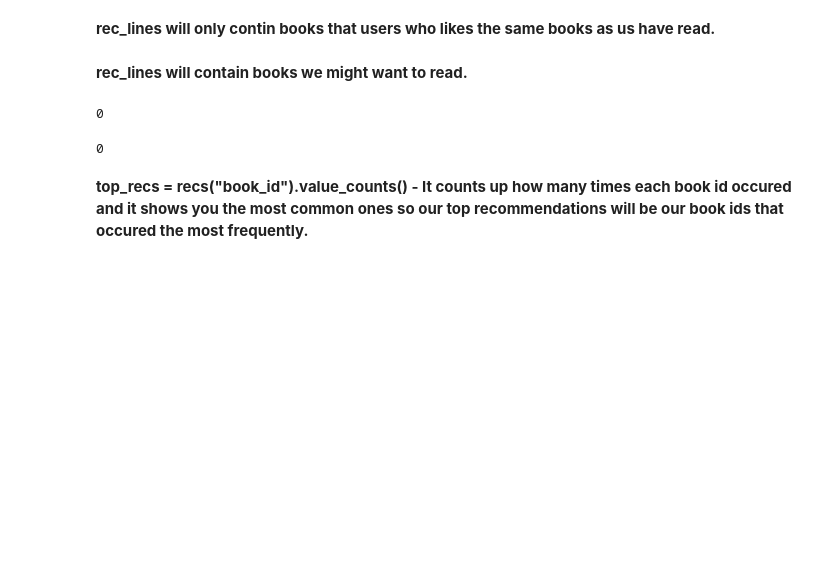
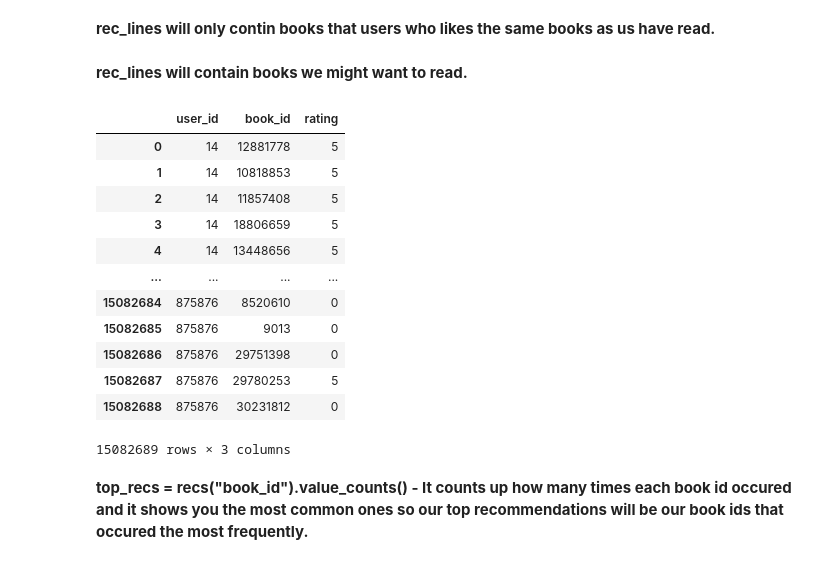
Before and after one commit to BritneyAgius/Book-Recommendation-System, a Jupyter notebook: Src/1. Machine Learning Project/recommendations.ipynb, the cells around one changed output. Cells and saved outputs as stored; diff of their text form; code cells hidden in the pictures; blank space fills up the shorter version.

```diff
--- a/Src/1. Machine Learning Project/recommendations.ipynb
+++ b/Src/1. Machine Learning Project/recommendations.ipynb
@@ -107,16 +96,24 @@ with open("goodreads_interactions.csv", 'r') as f:
-# %%
-len(overlap_users)
-# %% [output]
-0
-# %%
-len(rec_lines)
-# %% [output]
-0
 # %%
 import pandas as pd
 
 recs = pd.DataFrame(rec_lines, columns=["user_id", "book_id", "rating"])
 recs["book_id"] = recs["book_id"].astype(str)
+# %%
+recs
+# %% [output]
+|  | user_id | book_id | rating |
+| 0 | 14 | 12881778 | 5 |
+| 1 | 14 | 10818853 | 5 |
+| 2 | 14 | 11857408 | 5 |
+| 3 | 14 | 18806659 | 5 |
+| 4 | 14 | 13448656 | 5 |
+| ... | ... | ... | ... |
+| 15082684 | 875876 | 8520610 | 0 |
+| 15082685 | 875876 | 9013 | 0 |
+| 15082686 | 875876 | 29751398 | 0 |
+| 15082687 | 875876 | 29780253 | 5 |
+| 15082688 | 875876 | 30231812 | 0 |
+15082689 rows × 3 columns
 # %% [markdown]
 **top_recs = recs("book_id").value_counts() - It counts up how many times each book id occured and it shows you the most common ones so our top recommendations will be our book ids that occured the most frequently.**
 # %%
```
Also changed, not shown: parts of 32 cells of this notebook, 6 other files.
